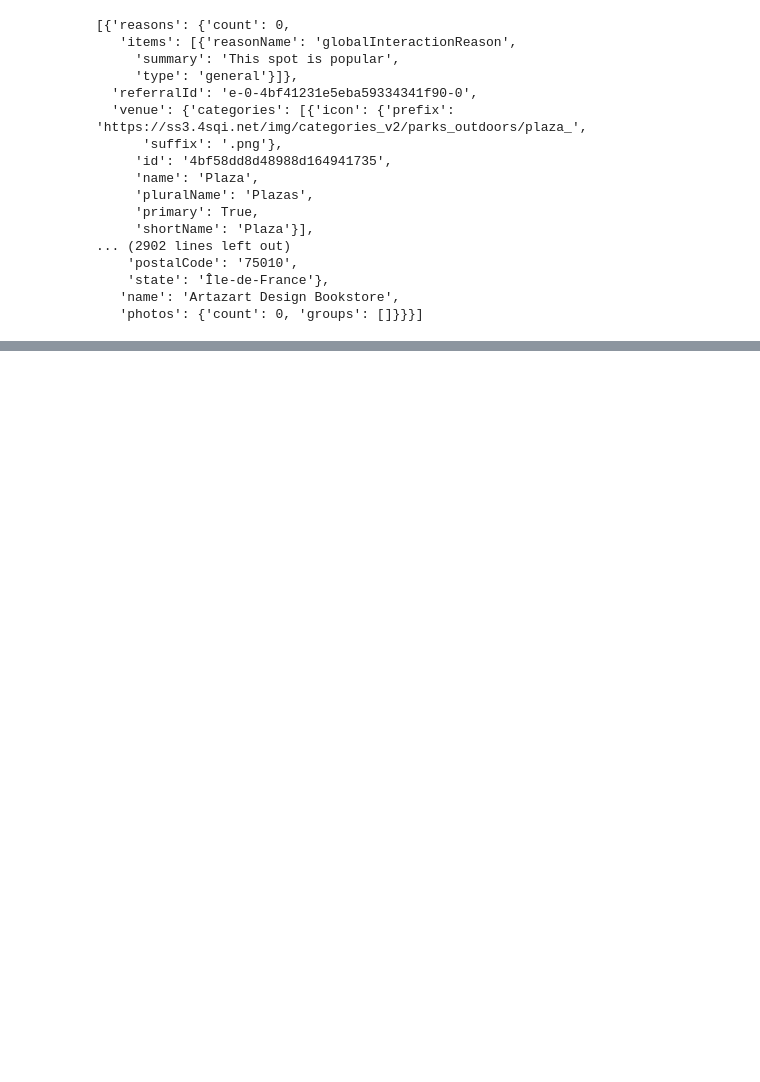
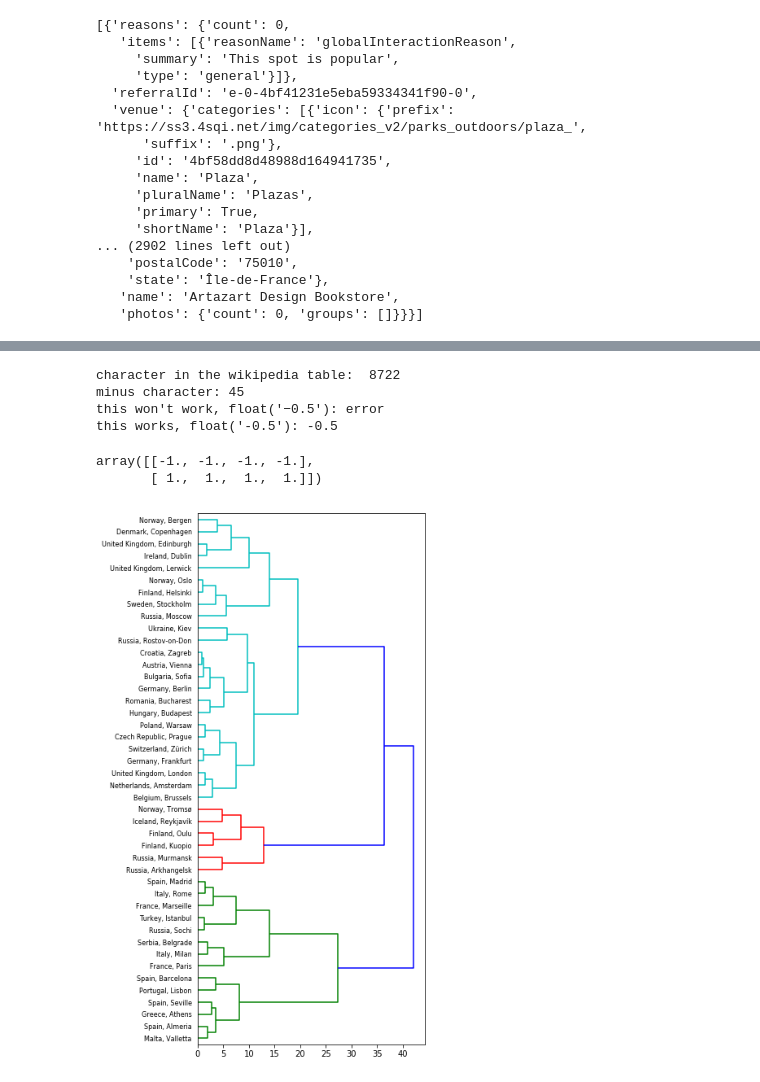
Before and after one commit to rareal/Coursera_Capstone, a Jupyter notebook: Final_project_tests.ipynb, the cells around one changed output, grey strips where cells are left out. Cells and saved outputs as stored; diff of their text form; code cells hidden in the pictures; blank space fills up the shorter version.

```diff
--- a/Final_project_tests.ipynb
+++ b/Final_project_tests.ipynb
@@ -122,0 +198,14 @@ FSresults['response']['groups'][0]['items']
+# %%
+#headers
+cols = [x.get_text().replace('\n','') for x in soup.select('th')][:-1]
+# %%
+tb_content = [re.sub("\(.*\)",'',x.get_text().replace('\n','') )  for x in soup.select('td')]
+# %%
+# the extraction is a function of len(cols) and len(tb_content)
+## it works even in these case, where the actual #of cols is 16 but I want just the first 15 cols
+### but, for it to work, the tb_content needs to be split by the original number of cols, 16
+
+ttable = pd.DataFrame()
+for i in range(15):
+    ttable[cols[i]] = [tb_content[x] for x in np.arange(i,len(tb_content),16)]
+ttable.head()
@@ -122,0 +219,20 @@ FSresults['response']['groups'][0]['items']
+# %%
+# the character used in the wikipedia table for minus is "−", which is not the same as "-",
+# they look the same but they are not
+# the ord function returns the Unicode code point for a one-character string.
+print("character in the wikipedia table: ", ord("−"))
+print("minus character:",ord("-"))
+try:
+    res = float('−0.5')
+except:
+    res = 'error'
+print("this won't work, float('−0.5'):",res)
+print("this works, float('-0.5'):",float('-0.5'))
+# %% [output]
+character in the wikipedia table:  8722
+minus character: 45
+this won't work, float('−0.5'): error
+this works, float('-0.5'): -0.5
+# %%
+# converting the values from string to float, after replacing the problematic character
+ttable.iloc[:,2:] = ttable.iloc[:,2:].apply(lambda x: x.str.replace('−','-').astype('float'))
@@ -122,0 +242,36 @@ FSresults['response']['groups'][0]['items']
+# %%
+StandardScaler().fit_transform(Data)#.transform(Data)
+# %% [output]
+array([[-1., -1., -1., -1.],
+       [ 1.,  1.,  1.,  1.]])
+# %%
+from scipy.spatial.distance import pdist, wminkowski, squareform
+from scipy.cluster import hierarchy
+import matplotlib.pyplot as plt
+
+# labels = ttable.City.values
+labels = ['{}, {}'.format(ttable.Country[i],ttable.City[i]) for i in range(len(ttable.City.values))]
+x = ttable.iloc[:,2:-1].astype('float').values
+x = StandardScaler().fit_transform(x)
+dx = pdist(x)
+#dx = pdist(x,wminkowski,2,[1,1,0.1])
+cdx = squareform(dx)
+ccdx = hierarchy.complete(cdx)
+plt.figure(figsize=(5,12))
+
+R = hierarchy.dendrogram(ccdx,labels=labels,orientation='right')
+
+# R = hierarchy.dendrogram(ccdx,no_plot=True)
+# # create a label dictionary
+# temp = {R["leaves"][ii]: '{}, {}'.format(ttable.Country[ii],ttable.City[ii]) for ii in range(len(R["leaves"]))}
+# def llf(xx):
+#     return temp[xx]
+# hierarchy.dendrogram(
+#             ccdx,
+# #            labels=labels,
+#             orientation = 'right',
+#             leaf_label_func=llf,
+#             )
+plt.show()
+# %% [output]
+[figure, added]
```
Also changed, not shown: parts of 13 cells of this notebook.
